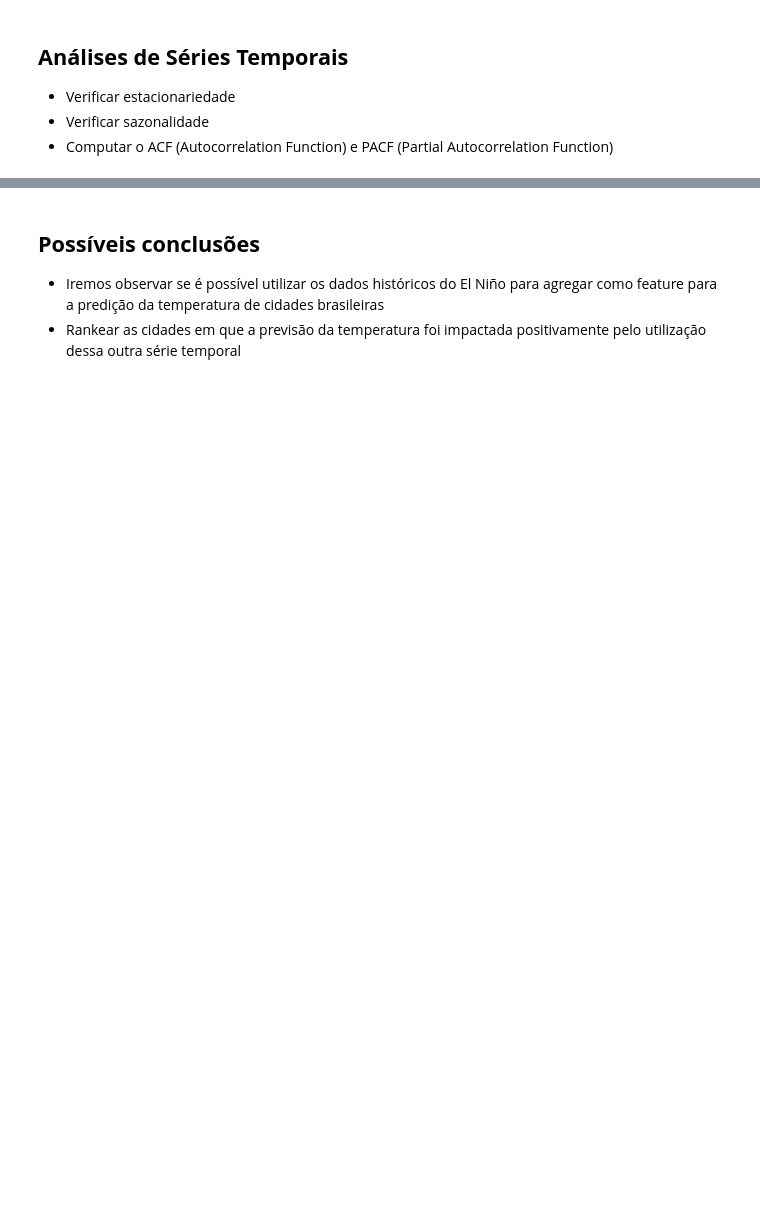
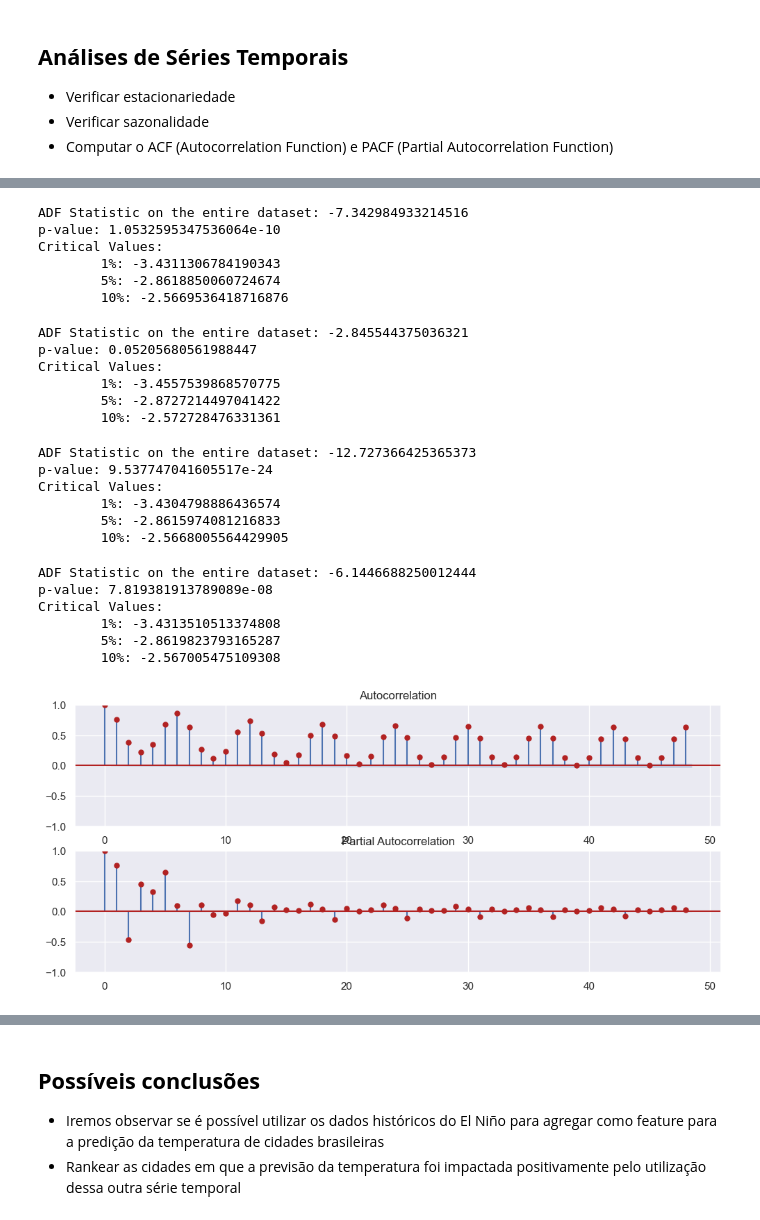
Before and after one commit to pedroaurgomes/AI4GOOD-LosNinos, a Jupyter notebook: el_nino.ipynb, the cells around one changed output, grey strips where cells are left out. Drawn from its saved outputs; the diff is of its cells as text; code cells hidden in the pictures; blank space fills up the shorter version.

```diff
--- a/el_nino.ipynb
+++ b/el_nino.ipynb
@@ -183,0 +163,64 @@ ImportError: matplotlib is required for plotting when the default backend "matpl
+# %%
+result = sm.tsa.stattools.adfuller(mean_daily_temperatures.t2m)
+print('ADF Statistic on the entire dataset: {}'.format(result[0]))
+print('p-value: {}'.format(result[1]))
+print('Critical Values:')
+for key, value in result[4].items():
+    print('\t{}: {}'.format(key, value))
+# %% [output]
+ADF Statistic on the entire dataset: -7.342984933214516
+p-value: 1.0532595347536064e-10
+Critical Values:
+        1%: -3.4311306784190343
+        5%: -2.8618850060724674
+        10%: -2.5669536418716876
+# %%
+result = sm.tsa.stattools.adfuller(mean_month_temperatures.t2m)
+print('ADF Statistic on the entire dataset: {}'.format(result[0]))
+print('p-value: {}'.format(result[1]))
+print('Critical Values:')
+for key, value in result[4].items():
+    print('\t{}: {}'.format(key, value))
+# %% [output]
+ADF Statistic on the entire dataset: -2.845544375036321
+p-value: 0.05205680561988447
+Critical Values:
+        1%: -3.4557539868570775
+        5%: -2.8727214497041422
+        10%: -2.572728476331361
+# %%
+result = sm.tsa.stattools.adfuller(df_sao_paulo_temperatures.t2m)
+print('ADF Statistic on the entire dataset: {}'.format(result[0]))
+print('p-value: {}'.format(result[1]))
+print('Critical Values:')
+for key, value in result[4].items():
+    print('\t{}: {}'.format(key, value))
+# %% [output]
+ADF Statistic on the entire dataset: -12.727366425365373
+p-value: 9.537747041605517e-24
+Critical Values:
+        1%: -3.4304798886436574
+        5%: -2.8615974081216833
+        10%: -2.5668005564429905
+# %%
+result = sm.tsa.stattools.adfuller(analysis_df.t2m)
+print('ADF Statistic on the entire dataset: {}'.format(result[0]))
+print('p-value: {}'.format(result[1]))
+print('Critical Values:')
+for key, value in result[4].items():
+    print('\t{}: {}'.format(key, value))
+# %% [output]
+ADF Statistic on the entire dataset: -6.1446688250012444
+p-value: 7.819381913789089e-08
+Critical Values:
+        1%: -3.4313510513374808
+        5%: -2.8619823793165287
+        10%: -2.567005475109308
+# %%
+fig = plt.figure(figsize=(12,5))
+ax1 = fig.add_subplot(211)
+fig = sm.graphics.tsa.plot_acf(df_sao_paulo_temperatures.t2m, ax=ax1,color ='firebrick')
+ax2 = fig.add_subplot(212)
+fig = sm.graphics.tsa.plot_pacf(df_sao_paulo_temperatures.t2m, ax=ax2,color='firebrick')
+# %% [output]
+[figure, added]
```
Also changed, not shown: parts of 29 cells of this notebook.
